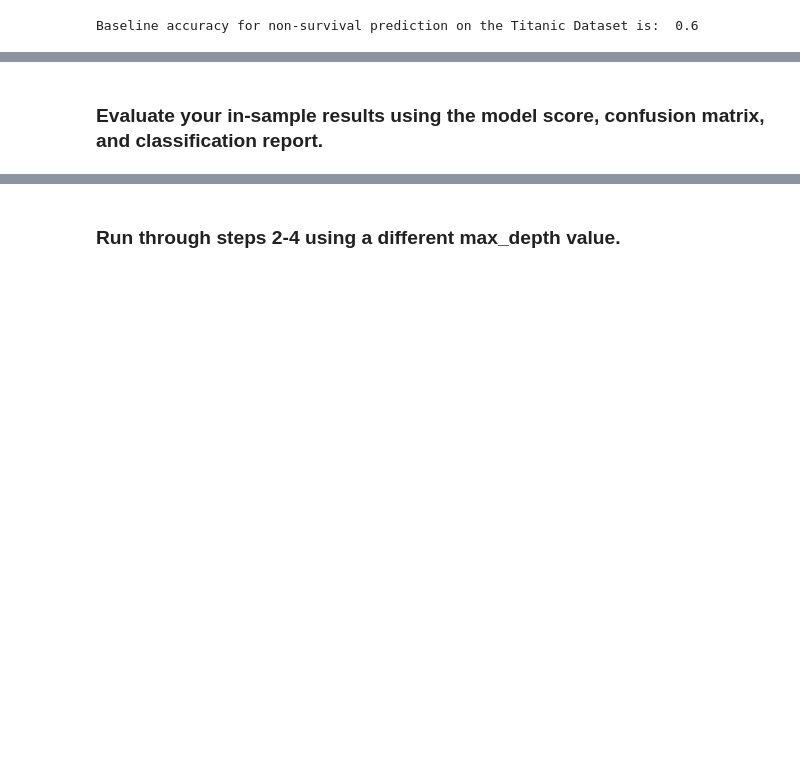
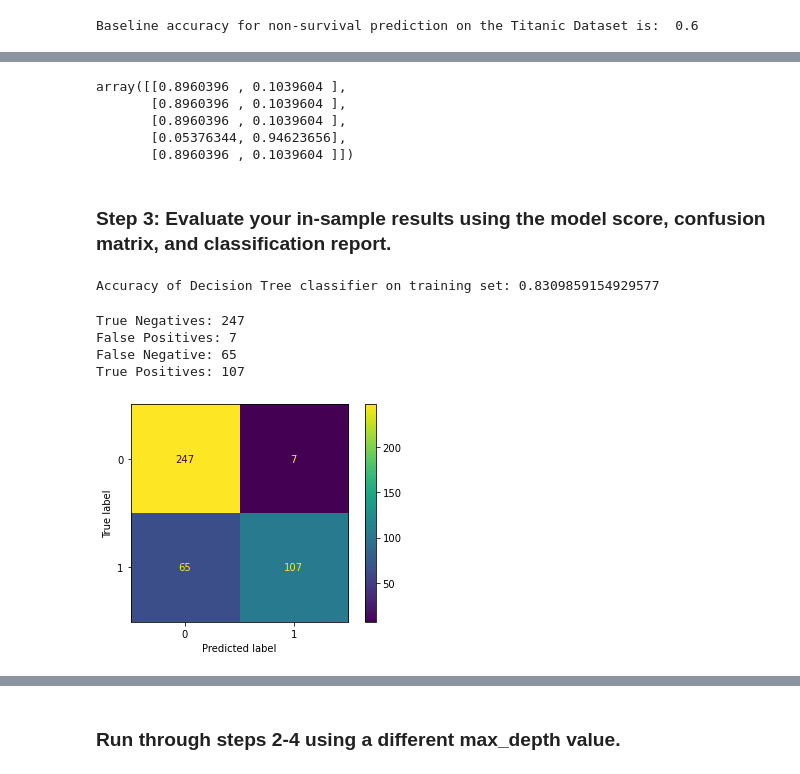
Before and after one commit to joshua-shorterivey/classification-exercises, a Jupyter notebook: model.ipynb, the cells around one changed output, grey strips where cells are left out. Saved outputs shown, nothing was run; the diff lists cells and outputs as text; code cells hidden in the pictures; blank space fills up the shorter version.

Commit message:
amended model

```diff
--- a/model.ipynb
+++ b/model.ipynb
@@ -90,2 +124,43 @@ clf_titanic = clf_titanic.fit(X_train, y_train)
+# %%
+# Estimate Probability
+y_pred_proba = clf_titanic.predict_proba(X_train)
+y_pred_proba[0:5]
+# %% [output]
+array([[0.8960396 , 0.1039604 ],
+       [0.8960396 , 0.1039604 ],
+       [0.8960396 , 0.1039604 ],
+       [0.05376344, 0.94623656],
+       [0.8960396 , 0.1039604 ]])
 # %% [markdown]
-### Evaluate your in-sample results using the model score, confusion matrix, and classification report.
+### Step 3: Evaluate your in-sample results using the model score, confusion matrix, and classification report.
+# %%
+#compute accuracy
+print(f'Accuracy of Decision Tree classifier on training set: {clf_titanic.score(X_train, y_train)}')
+# %% [output]
+Accuracy of Decision Tree classifier on training set: 0.8309859154929577
+# %%
+#create confusion matrix --> positive == survived, negatives == deceased
+confusion_titanic = confusion_matrix(y_train, y_pred)
+
+#assign results of confusion matrix to variables
+true_negative = confusion_titanic[0,0]
+false_positive = confusion_titanic[0,1]
+false_negative = confusion_titanic[1,0]
+true_positive = confusion_titanic[1,1]
+
+#print out for easier ounderstanding
+print(f'True Negatives: {true_negative}')
+print(f'False Positives: {false_positive}')
+print(f'False Negative: {false_negative}')
+print(f'True Positives: {true_positive}')
+# %% [output]
+True Negatives: 247
+False Positives: 7
+False Negative: 65
+True Positives: 107
+# %%
+disp = ConfusionMatrixDisplay(confusion_titanic, display_labels=clf_titanic.classes_)
+disp.plot()
+plt.show()
+# %% [output]
+[figure, added]
```
Also changed, not shown: parts of 71 cells of this notebook.
